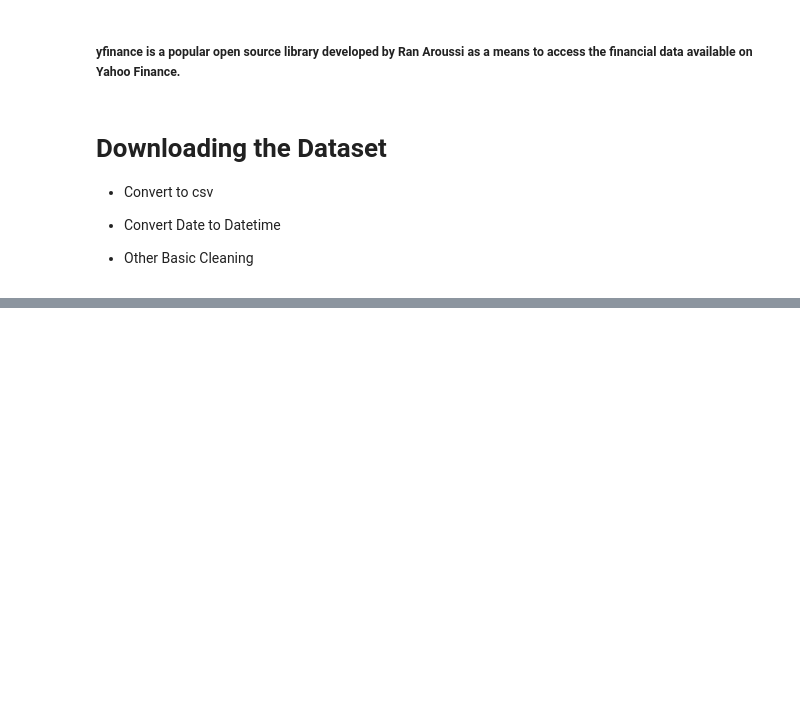
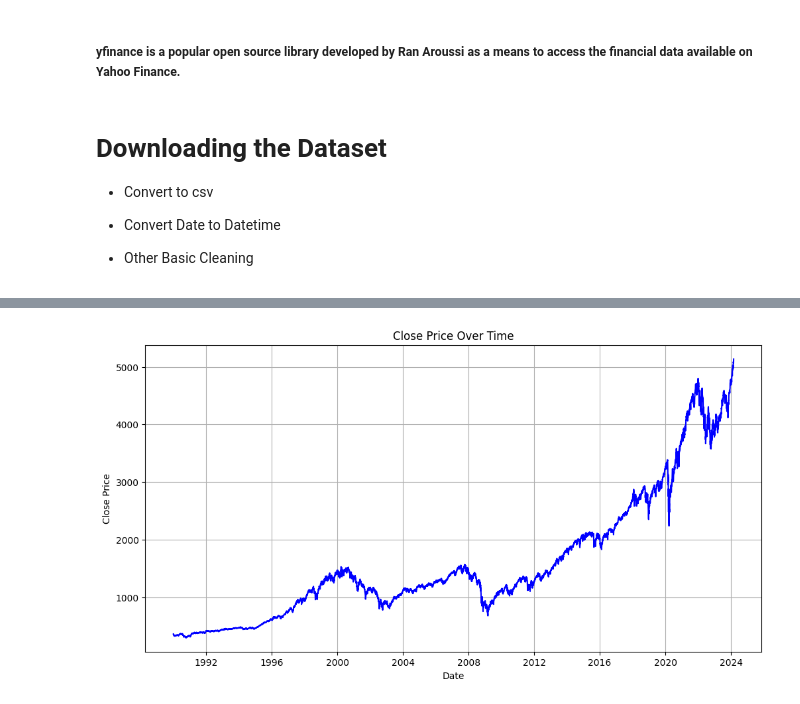
Before and after one commit to prithvipaddy/COMP350, a Jupyter notebook: SMA_Data_Download.ipynb, the cells around one changed output, grey strips where cells are left out. Cells and saved outputs as stored; diff of their text form; code cells hidden in the pictures; blank space fills up the shorter version.

```diff
--- a/SMA_Data_Download.ipynb
+++ b/SMA_Data_Download.ipynb
@@ -42,0 +238,4 @@ sp500_downloaded.index = pd.to_datetime(sp500_downloaded.index)
+# %%
+df = sp500.rename_axis('Date')
+
+print(df)
@@ -42,0 +260,10 @@ sp500_downloaded.index = pd.to_datetime(sp500_downloaded.index)
+# %%
+plt.figure(figsize=(12, 6))
+plt.plot(df['Close'], color='blue')
+plt.title('Close Price Over Time')
+plt.xlabel('Date')
+plt.ylabel('Close Price')
+plt.grid(True)
+plt.show()
+# %% [output]
+[figure, added]
```
Also changed, not shown: parts of 33 cells of this notebook.
